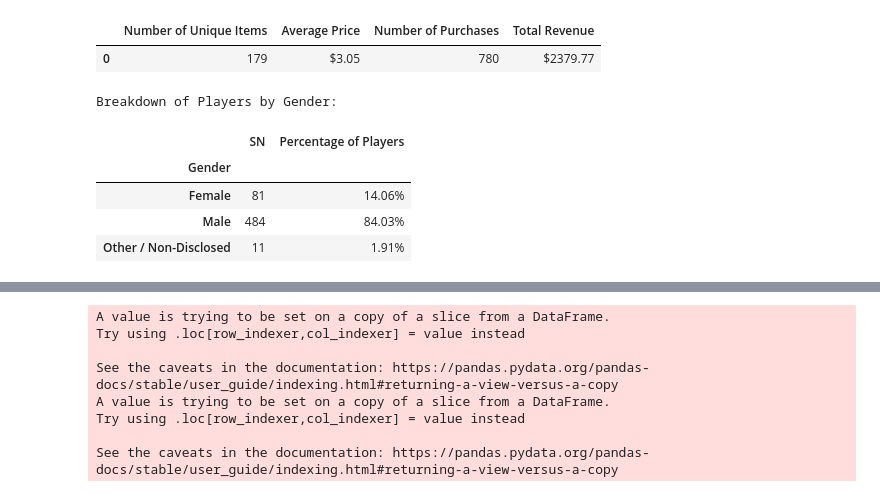
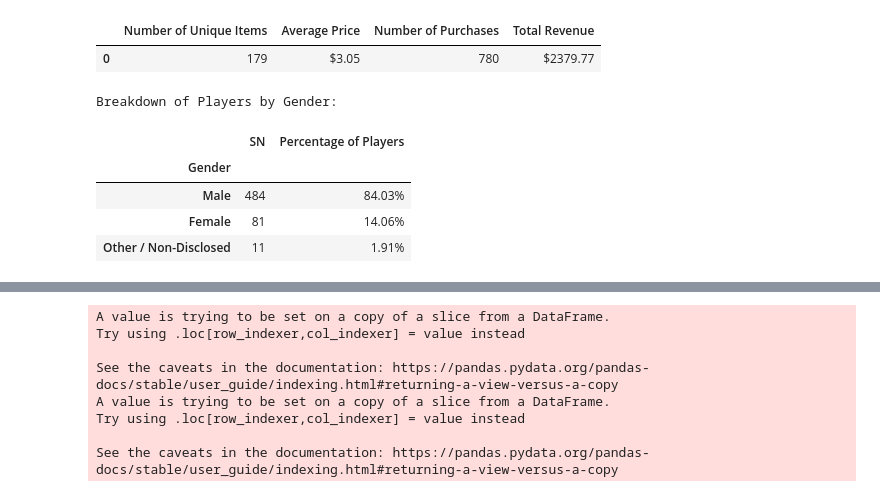
Before and after one commit to michael-grad/pandas-challenge, a Jupyter notebook: HeroesOfPymoliAnalysis.ipynb, the cells around one changed output, grey strips where cells are left out. Saved outputs shown, nothing was run; the diff lists cells and outputs as text; code cells hidden in the pictures.

```diff
--- a/HeroesOfPymoliAnalysis.ipynb
+++ b/HeroesOfPymoliAnalysis.ipynb
@@ -57,26 +60,28 @@ Total Number of Unique Items: 179
 # %%
 # FOURTH CELL
 # FIND GENDER DEMOGRAPHICS
+# VERIFIED AS WORKING AND FORMATTED CORRECTLY
 # Do .unique before value_counts
 gender_demo_df = pd.DataFrame(raw_data_df.groupby(["Gender"])["SN"].nunique())
 
 print("Breakdown of Players by Gender:")
 gender_demo_df
 
 # CODE BREAKS HERE because of .format - Why???
 #gender_demo_df["Percentage of Players"] = '{0:.3%}'.format(gender_demo_df["SN"] / total_rows)
 gender_demo_df["Percentage of Players"] = (gender_demo_df["SN"] / total_rows).map('{:.2%}'.format)
 
 # Formatting sourced from https://pandas.pydata.org/pandas-docs/version/0.18/generated/pandas.formats.style.Styler.format.html
 #gender_demo_df.style.format({"Percentage of Players":'{0:.3%}'})
 #gender_demo_df.style.format({'Percentage of Players':'{:.3%}'.format})
+gender_demo_df = gender_demo_df.sort_values(["Percentage of Players"], ascending=False)
 gender_demo_df
 # %% [output]
 Breakdown of Players by Gender:
 |  | SN | Percentage of Players |
 | Gender |  |  |
+| Male | 484 | 84.03% |
 | Female | 81 | 14.06% |
-| Male | 484 | 84.03% |
 | Other / Non-Disclosed | 11 | 1.91% |
 # %%
 # FIFTH CELL
```
Also changed, not shown: parts of 10 cells of this notebook, 1 other file.
